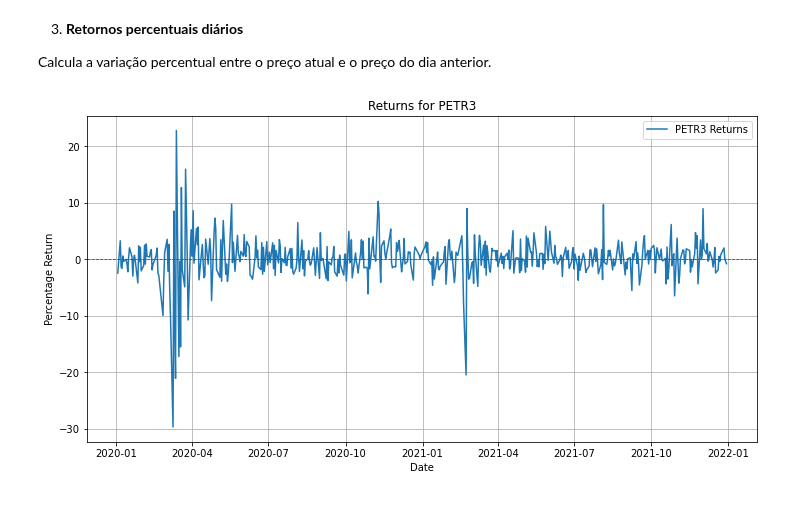
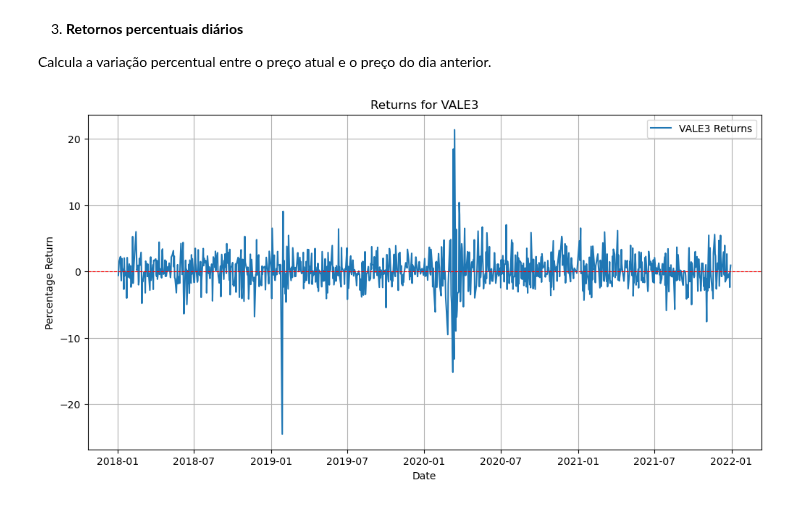
Before and after one commit to diogobrasil/analises-tcc-cripto, a Jupyter notebook: main/notebooks/b3_analysis_charts/time_series.ipynb, the cells around one changed output. Saved outputs shown, nothing was run; the diff lists cells and outputs as text; code cells hidden in the pictures.

```diff
--- a/main/notebooks/b3_analysis_charts/time_series.ipynb
+++ b/main/notebooks/b3_analysis_charts/time_series.ipynb
@@ -75,30 +26,7 @@ plt.show()
 3.  **Retornos percentuais diários**
 
 Calcula a variação percentual entre o preço atual e o preço do dia anterior.
-# %%
-def plot_returns(data, stock, start_date=None, end_date=None):
-    # Filtra os dados pelo intervalo de datas
-    data['Date'] = pd.to_datetime(data['Date'])
-    filtered_data = data.copy()
-    if start_date and end_date:
-        filtered_data = filtered_data[(filtered_data['Date'] >= start_date) &
-                                      (filtered_data['Date'] <= end_date)]
-
-    # Calcula os retornos percentuais
-    filtered_data['Returns'] = filtered_data[stock].pct_change() * 100
-
-    # Gera o gráfico
-    plt.figure(figsize=(12, 6))
-    plt.plot(filtered_data['Date'], filtered_data['Returns'], label=f'{stock} Returns')
-    plt.axhline(0, color='red', linestyle='--', linewidth=0.8)
-    plt.xlabel('Date')
-    plt.ylabel('Percentage Return')
-    plt.title(f'Returns for {stock}')
-    plt.legend()
-    plt.grid()
-    plt.show()
-
-# Exemplo
-plot_returns(stock_data, 'PETR3', start_date='2020-01-01', end_date='2022-01-01')
-# %% [output]
-[figure, removed]
+# %%
+viz.plot_returns('VALE3', start_date='2018-01-01', end_date='2022-01-01')
+# %% [output]
+[figure, added]
```
Also changed, not shown: parts of 9 cells of this notebook, 2 other files.
